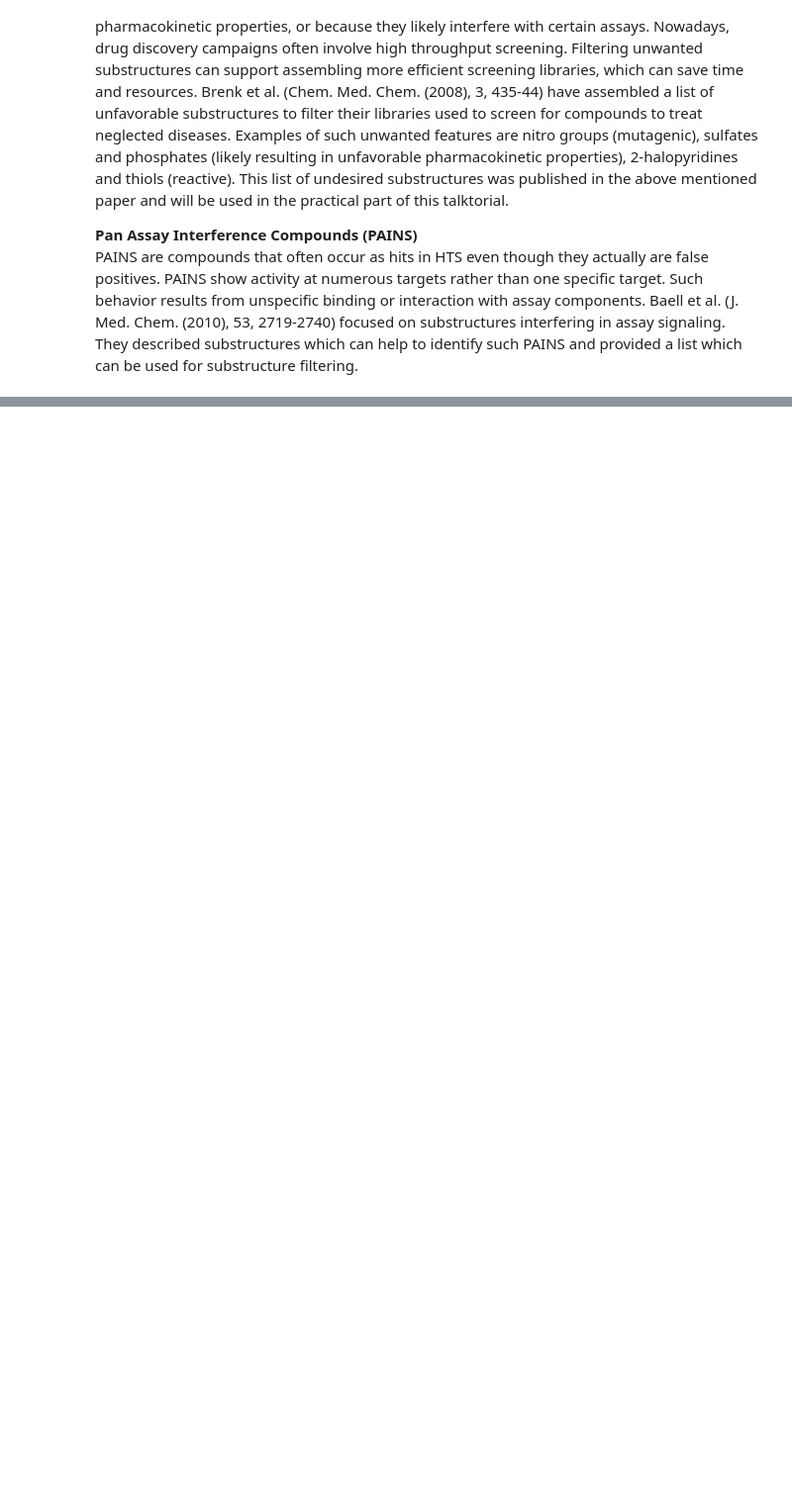
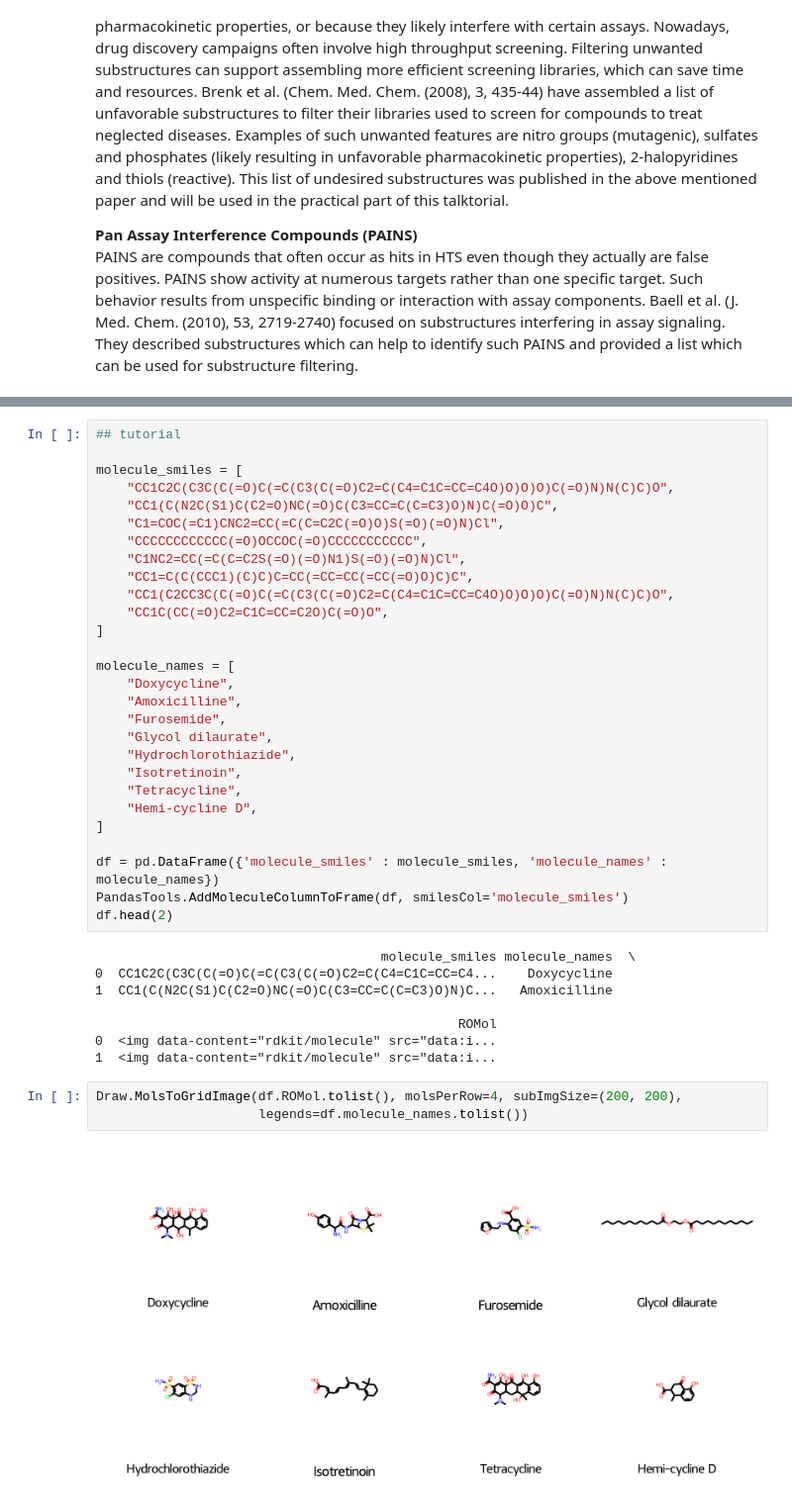
Before and after one commit to jinwoo3239/Deepchem, a Jupyter notebook: Chembl_tutorial.ipynb, the cells around one changed output, grey strips where cells are left out. Shown at 99% size. Cells and saved outputs as stored; diff of their text form; blank space fills up the shorter version.

```diff
--- a/Chembl_tutorial.ipynb
+++ b/Chembl_tutorial.ipynb
@@ -222,0 +330,41 @@ PAINS are compounds that often occur as hits in HTS even though they actually ar
+# %%
+## tutorial
+
+molecule_smiles = [
+    "CC1C2C(C3C(C(=O)C(=C(C3(C(=O)C2=C(C4=C1C=CC=C4O)O)O)O)C(=O)N)N(C)C)O",
+    "CC1(C(N2C(S1)C(C2=O)NC(=O)C(C3=CC=C(C=C3)O)N)C(=O)O)C",
+    "C1=COC(=C1)CNC2=CC(=C(C=C2C(=O)O)S(=O)(=O)N)Cl",
+    "CCCCCCCCCCCC(=O)OCCOC(=O)CCCCCCCCCCC",
+    "C1NC2=CC(=C(C=C2S(=O)(=O)N1)S(=O)(=O)N)Cl",
+    "CC1=C(C(CCC1)(C)C)C=CC(=CC=CC(=CC(=O)O)C)C",
+    "CC1(C2CC3C(C(=O)C(=C(C3(C(=O)C2=C(C4=C1C=CC=C4O)O)O)O)C(=O)N)N(C)C)O",
+    "CC1C(CC(=O)C2=C1C=CC=C2O)C(=O)O",
+]
+
+molecule_names = [
+    "Doxycycline",
+    "Amoxicilline",
+    "Furosemide",
+    "Glycol dilaurate",
+    "Hydrochlorothiazide",
+    "Isotretinoin",
+    "Tetracycline",
+    "Hemi-cycline D",
+]
+
+df = pd.DataFrame({'molecule_smiles' : molecule_smiles, 'molecule_names' : molecule_names})
+PandasTools.AddMoleculeColumnToFrame(df, smilesCol='molecule_smiles')
+df.head(2)
+# %% [output]
+                                     molecule_smiles molecule_names  \
+0  CC1C2C(C3C(C(=O)C(=C(C3(C(=O)C2=C(C4=C1C=CC=C4...    Doxycycline
+1  CC1(C(N2C(S1)C(C2=O)NC(=O)C(C3=CC=C(C=C3)O)N)C...   Amoxicilline
+
+                                               ROMol
+0  <img data-content="rdkit/molecule" src="data:i...
+1  <img data-content="rdkit/molecule" src="data:i...
+# %%
+Draw.MolsToGridImage(df.ROMol.tolist(), molsPerRow=4, subImgSize=(200, 200),
+                     legends=df.molecule_names.tolist())
+# %% [output]
+[figure, added]
```
Also changed, not shown: parts of 30 cells of this notebook.
